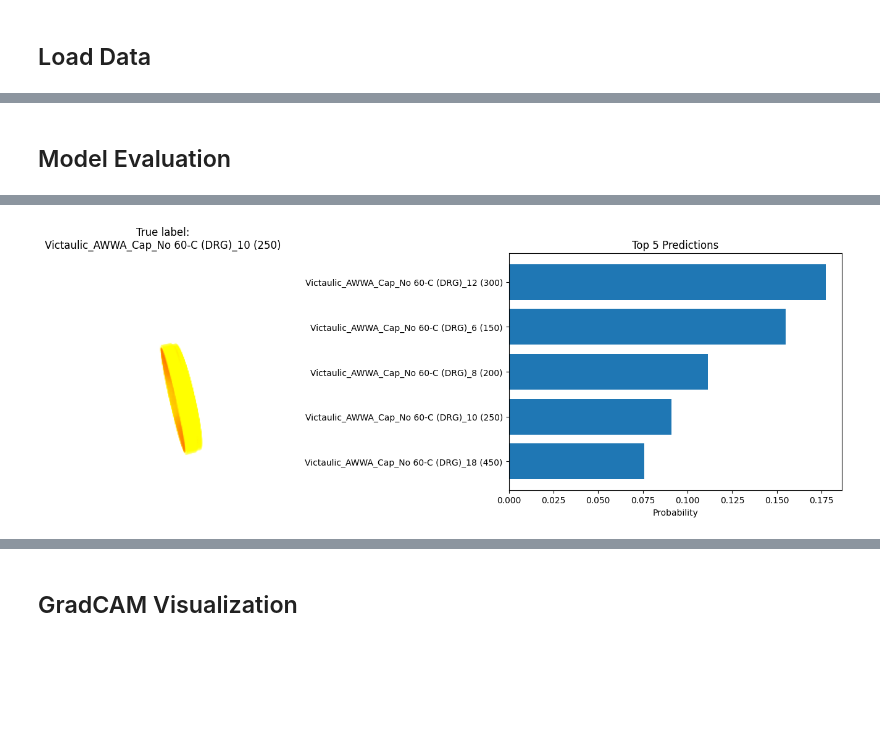
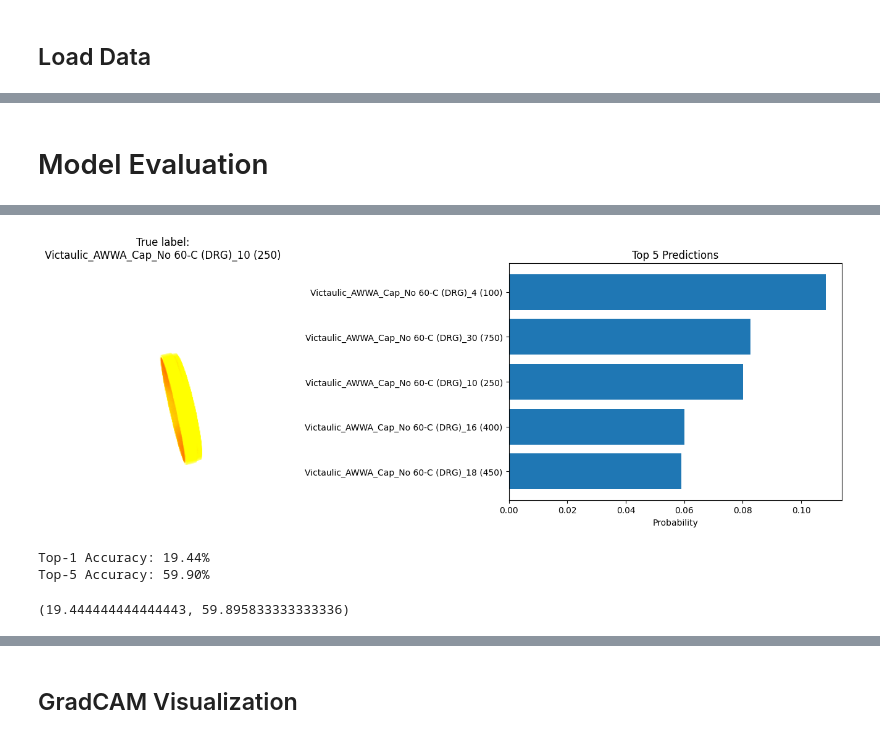
Before and after one commit to gtadams/2156-Final-Project, a Jupyter notebook: 2.156finalCNN.ipynb, the cells around one changed output, grey strips where cells are left out. Cells and saved outputs as stored; diff of their text form; code cells hidden in the pictures; blank space fills up the shorter version.

```diff
--- a/2.156finalCNN.ipynb
+++ b/2.156finalCNN.ipynb
@@ -24,7 +24,7 @@ def _to_direct_dropbox(url):
     query["dl"] = "1"
     return urlunparse(parsed._replace(query=urlencode(query)))
 
-needToDownload = True
+needToDownload = False
 if needToDownload:
     download_url = _to_direct_dropbox(data_dir)
     zip_path = source_root.parent / "source_dataset.zip"
@@ -174,4 +122,7 @@ torch.Size([32, 3, 256, 256])
 # %%
+import torchvision.models as models
+
+## RESNET18 with Spatial Masking
 class SpatialMask(nn.Module):
     def __init__(self, channels):
         super().__init__()
@@ -184,8 +135,7 @@ class SpatialMask(nn.Module):
 class ResNetWithMask(nn.Module):
     def __init__(self, num_classes):
         super().__init__()
-
-        # Load base ResNet
+        self.is_multiview_model = False
         self.backbone = models.resnet18(weights='DEFAULT')
 
         # Insert masking after layer4 outputs 512 channels
@@ -341,0 +392,11 @@ Epoch 10/10 | Train Loss: 1.3506 | Val Loss: 1.3476 | Val Acc: 0.5345 | LR: 0.00
+# %%
+if model_name == 'ResNetWithMask':
+    model = ResNetWithMask(num_classes).to(device)
+elif model_name == 'CLIP':
+    clip_model = clip_model.to(device)
+    clip_model.eval()  # we'll freeze it in the classifier class
+    embed_dim = clip_model.visual.output_dim  # feature dimension from encoder
+    model = CLIPMultiViewClassifier(clip_model, embed_dim, num_classes).to(device)
+elif model_name == 'dinov2':
+    # Torch Hub Dinov2 ViT-S/14; head is Identity by default, so use embed_dim
+    model = DinoClassifier(num_classes).to(device)
@@ -342,5 +584,5 @@ Epoch 10/10 | Train Loss: 1.3506 | Val Loss: 1.3476 | Val Acc: 0.5345 | LR: 0.00
 # %% [markdown]
-## Model Evaluation
+# Model Evaluation
 # %%
 model.eval()
 all_preds = []
@@ -363,12 +605,12 @@ all_labels = np.array(all_labels)
 import matplotlib.pyplot as plt
 import torch.nn.functional as F
 
-def show_topk_prediction(model, dataset, k=5, index=2000):
+def show_topk_prediction(model, dataset, k=5, index=2000, collapse_policy='first'):
     model.eval()
 
     # Get image + label
     img, label = dataset[index]
-    img_batch = img.unsqueeze(0).to(device)
+    img_batch = prepare_inputs_for_model(model, img, collapse_policy=collapse_policy).to(device)
 
     # Forward pass
     with torch.no_grad():
@@ -383,11 +625,20 @@ def show_topk_prediction(model, dataset, k=5, index=2000):
     class_names = dataset.classes
     topk_labels = [class_names[i] for i in topk_idx]
 
+    # For showing the image: if img is multi-view, pick the first view
+    # If img was [V,C,H,W] or [C,H,W]
+    if img.ndim == 4:
+        img_show = img[0]
+    elif img.ndim == 3:
+        img_show = img
+    else:
+        img_show = img.squeeze()
+
     # Plot
     fig, ax = plt.subplots(1, 2, figsize=(14, 5))
 
     # Show image
-    ax[0].imshow(img.permute(1, 2, 0))  # CHW -> HWC
+    ax[0].imshow(img_show.permute(1, 2, 0))  # CHW -> HWC
     ax[0].set_title(f"True label:\n{class_names[label]}")
     ax[0].axis("off")
 
@@ -406 +657,35 @@ WARNING:matplotlib.image:Clipping input data to the valid range for imshow with
-[figure, old version]
+[figure, new version]
+# %%
+def calculate_topk_accuracy(model, data_loader, k=5, device="cuda"):
+    model.eval()
+    correct_1 = 0
+    correct_k = 0
+    total = 0
+
+    with torch.no_grad():
+        for images, labels in data_loader:
+            images, labels = prepare_inputs_for_model(model, images, collapse_policy='first').to(device), labels.to(device)
+            outputs = model(images)
+
+            # Get top k probabilities and indices
+            _, topk_indices = outputs.topk(k, dim=1, largest=True, sorted=True)
+
+            # Check if true label is in top 1 or top k
+            total += labels.size(0)
+            correct_1 += (topk_indices[:, 0] == labels).sum().item()
+
+            for i in range(k):
+                correct_k += (topk_indices[:, i] == labels).sum().item()
+
+    acc_1 = 100 * correct_1 / total
+    acc_k = 100 * correct_k / total
+    print(f"Top-1 Accuracy: {acc_1:.2f}%")
+    print(f"Top-{k} Accuracy: {acc_k:.2f}%")
+    return acc_1, acc_k
+
+# Execute on your test loader
+calculate_topk_accuracy(model, test_loader, k=5, device=device)
+# %% [output]
+Top-1 Accuracy: 19.44%
+Top-5 Accuracy: 59.90%
+(19.444444444444443, 59.895833333333336)
```
Also changed, not shown: parts of 35 cells of this notebook, 1 other file.
